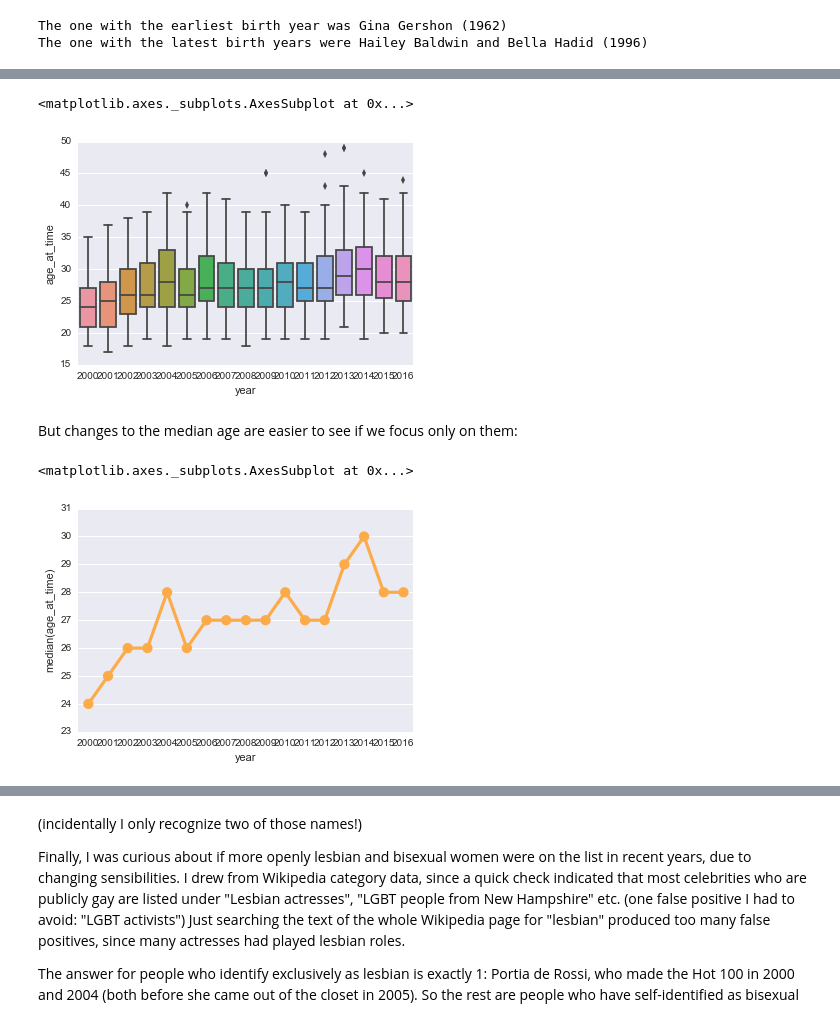
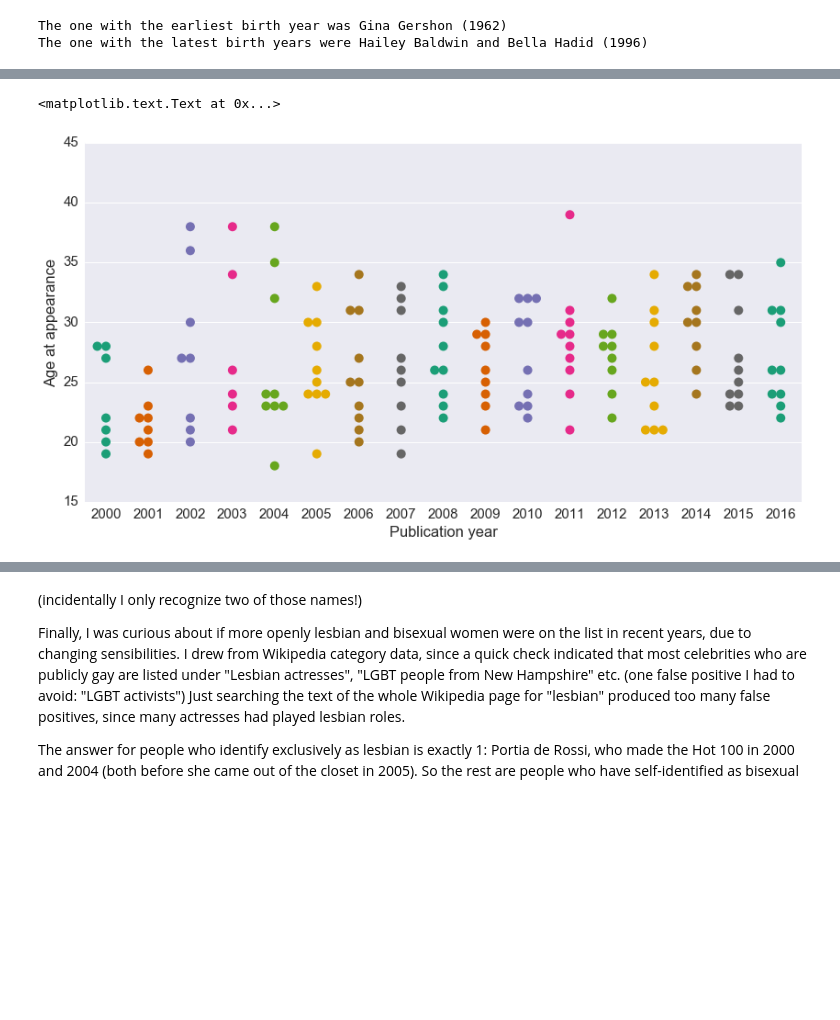
Before and after one commit to drsaunders/MaximHot100, a Jupyter notebook: hot100.ipynb, the cells around one changed output, grey strips where cells are left out. Cells and saved outputs as stored; diff of their text form; code cells hidden in the pictures; blank space fills up the shorter version.

```diff
--- a/hot100.ipynb
+++ b/hot100.ipynb
@@ -9,6 +9,10 @@ import seaborn as sns
 import matplotlib.pyplot as plt
 import wikipedia
 import codecs
+from pylab import rcParams
+sns.set(font_scale=1.5)
+rcParams['figure.figsize'] = 14, 7
+maxim_red = [0.65,0,0.02]
 # %% [markdown]
 # Analysis of Maxim Magazine's Hot 100
 ## *or: The "Last Fuckable Day" According to 16-Year-Old Bros, 2000-2016*
@@ -254,14 +300,9 @@ The box plots of the ages show the distributions, including outliers such as Hod
 # %%
 # Was there a different distribution of ages in different years?
 plt.figure()
-sns.boxplot(x='year',y='age_at_time',data=with_ages)
+sns.swarmplot(x='year',y='age_at_time',data=with_ages.loc[(with_ages.mrank<=10),:], size=10, palette='Dark2')
+plt.ylabel('Age at appearance')
+plt.xlabel('Publication year')
 # %% [output]
-<matplotlib.axes._subplots.AxesSubplot at 0x...>
+<matplotlib.text.Text at 0x...>
-[figure, old version]
+[figure, new version]
-# %% [markdown]
-But changes to the median age are easier to see if we focus only on them:
-# %%
-sns.pointplot(x='year',y='age_at_time',data=with_ages, ci=0, color=sns.xkcd_rgb["light orange"],estimator=np.median)
-# %% [output]
-<matplotlib.axes._subplots.AxesSubplot at 0x...>
-[figure, removed]
```
Also changed, not shown: parts of 27 cells of this notebook, 1 other file.
